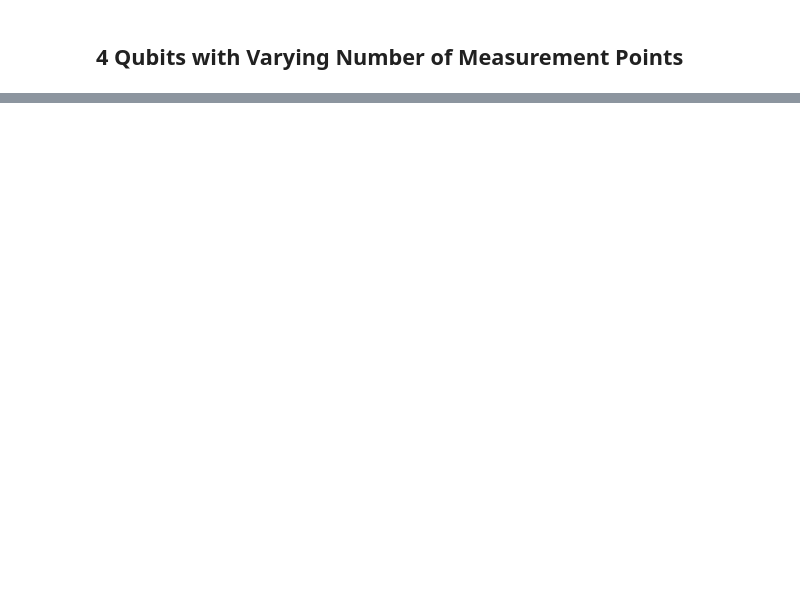
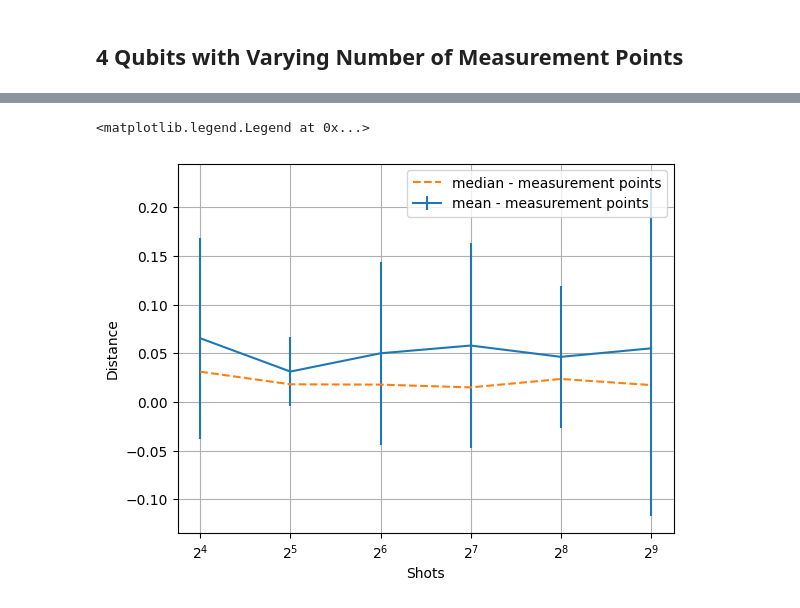
Before and after one commit to Davidkatom/Crosstalk, a Jupyter notebook: CosineFit.ipynb, the cells around one changed output, grey strips where cells are left out. Drawn from its saved outputs; the diff is of its cells as text; code cells hidden in the pictures; blank space fills up the shorter version.

```diff
--- a/CosineFit.ipynb
+++ b/CosineFit.ipynb
@@ -147,2 +144,49 @@ plt.legend()
+# %%
+import random
+from ramsey_experiment import RamseyExperiment
+from ramsey_experiment import RamseyBatch
+
+exp = []
+measurements = [2**i for i in range(4, 10)]
+shots = 2048
+repetitions = 20
+shot_list = {}
+median_dist_for_shots = []
+mean_dist_for_shots = []
+std_dist_for_shots = []
+for n in measurements:  #qubits
+
+    rep_list = []
+    for rep in range(repetitions):
+        J = [random.gauss(1, 0.1) for _ in range(4)]
+        delay_list = []
+        delay = np.linspace(0, 2 * np.pi, n)
+        for t in delay:
+            delay_list.append(RamseyExperiment(4, t, shots // n, J, f'CosineFit meas = {n} shots = {s} rep = {rep} delay = {t}'))
+        ramseyBatch = RamseyBatch(delay_list)
+        rep_list.append(ramseyBatch)
+    median_dist_for_shots.append(np.median([rep_list[i].dist for i in range(len(rep_list))]))
+    mean_dist_for_shots.append(np.mean([rep_list[i].dist for i in range(len(rep_list))]))
+    std_dist_for_shots.append(np.std([rep_list[i].dist for i in range(len(rep_list))]))
+
+shot_list["mean"] = mean_dist_for_shots
+shot_list["std"] = std_dist_for_shots
+shot_list["median"] = median_dist_for_shots
+
+exp.append(shot_list)
+# %%
+plt.grid()
+plt.ylabel('Distance')
+plt.xlabel('Shots')
+#plt.ylim(0, 0.1)
+dist = shot_list
+plt.errorbar(measurements, dist["mean"],yerr=dist["std"], linestyle='-',  label=f'mean - measurement points')
+plt.plot(measurements, dist["median"], linestyle='--', label=f'median - measurement points')
+
+plt.xscale('log', base=2)
+plt.legend()
+# %% [output]
+<matplotlib.legend.Legend at 0x...>
+[figure, added]
 # %%
 import random
```
Also changed, not shown: parts of 8 cells of this notebook, 1 other file.
